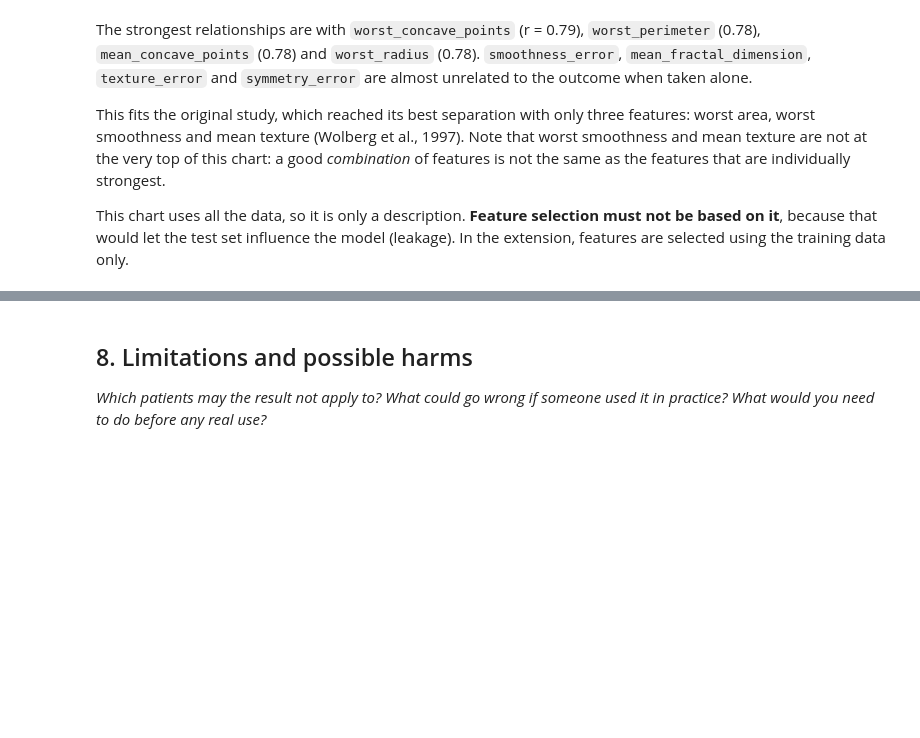
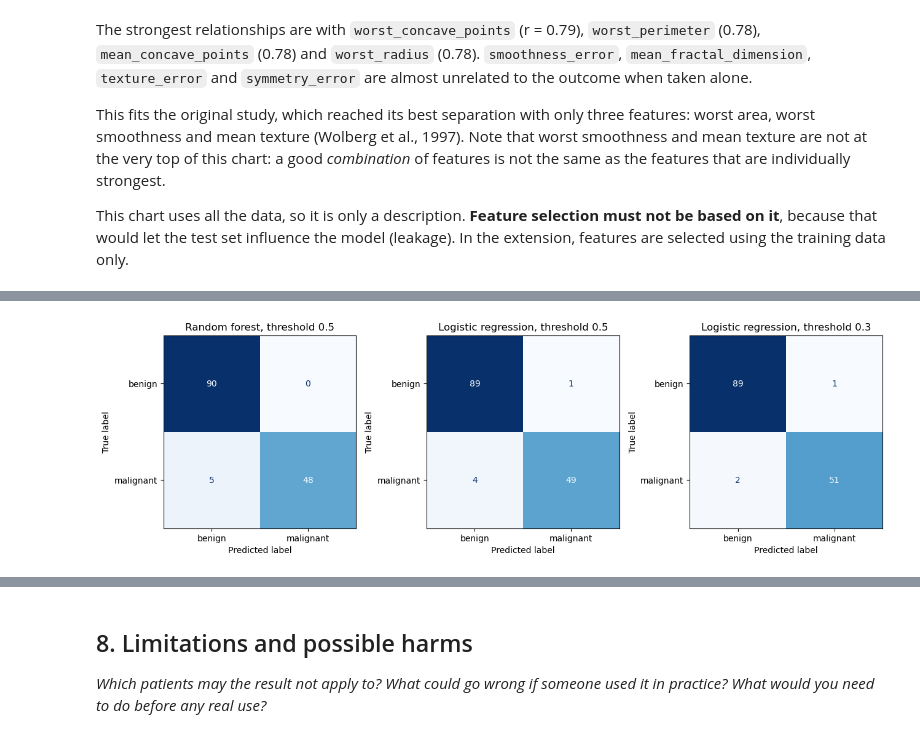
Before and after one commit to TalhaTufanN/se309-breast-cancer-diagnosis, a Jupyter notebook: notebooks/project.ipynb, the cells around one changed output, grey strips where cells are left out. Cells and saved outputs as stored; diff of their text form; code cells hidden in the pictures; blank space fills up the shorter version.

Commit message:
Add data split, models, evaluation and Weka experiments

```diff
--- a/notebooks/project.ipynb
+++ b/notebooks/project.ipynb
@@ -313,0 +419,25 @@ This chart uses all the data, so it is only a description. **Feature selection m
+# %%
+from sklearn.metrics import ConfusionMatrixDisplay, RocCurveDisplay, roc_auc_score
+
+for model in models.values():
+    model.fit(X_train, y_train)
+
+
+def evaluate(y_true, proba, threshold):
+    pred = proba >= threshold
+    tn, fp, fn, tp = confusion_matrix(y_true, pred).ravel()
+    return {"TP": tp, "FN": fn, "FP": fp, "TN": tn,
+            "accuracy": round((tp + tn) / len(y_true), 3),
+            "sensitivity": round(tp / (tp + fn), 3),
+            "specificity": round(tn / (tn + fp), 3),
+            "AUC": round(roc_auc_score(y_true, proba), 3)}
+
+
+proba = {name: model.predict_proba(X_test)[:, 1] for name, model in models.items()}
+results = {
+    "Baseline (majority class), t=0.5": evaluate(y_test, proba["Baseline (majority class)"], 0.5),
+    "Random forest, t=0.5": evaluate(y_test, proba["Random forest"], 0.5),
+    "Logistic regression, t=0.5": evaluate(y_test, proba["Logistic regression"], 0.5),
+    "Logistic regression, t=0.3": evaluate(y_test, proba["Logistic regression"], 0.3),
+}
+pd.DataFrame(results).T
@@ -313,0 +450,14 @@ This chart uses all the data, so it is only a description. **Feature selection m
+# %%
+fig, axes = plt.subplots(1, 3, figsize=(13, 4))
+shown = [("Random forest", 0.5), ("Logistic regression", 0.5), ("Logistic regression", 0.3)]
+for ax, (name, t) in zip(axes, shown):
+    ConfusionMatrixDisplay.from_predictions(
+        y_test, proba[name] >= t, display_labels=["benign", "malignant"],
+        cmap="Blues", colorbar=False, ax=ax
+    )
+    ax.set_title(f"{name}, threshold {t}")
+plt.tight_layout()
+plt.savefig(IMG / "confusion_matrices.png", dpi=150)
+plt.show()
+# %% [output]
+[figure, added]
```
Also changed, not shown: parts of 23 cells of this notebook, 19 other files.
